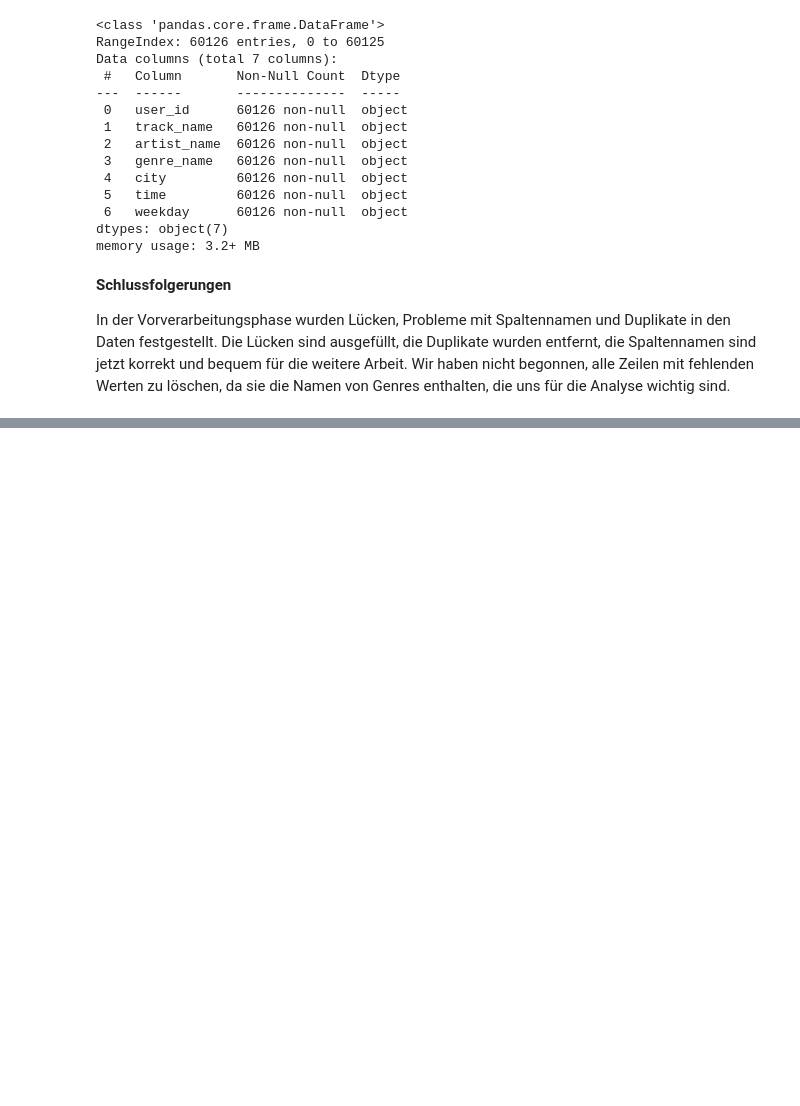
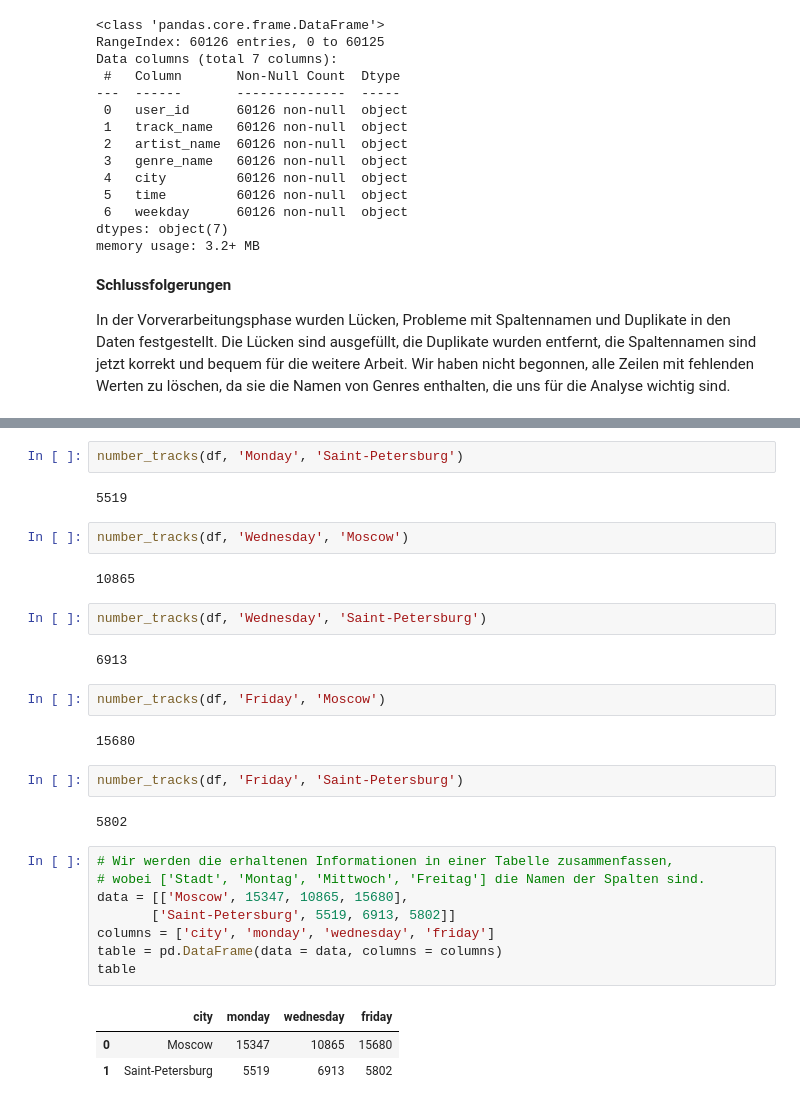
Before and after one commit to Konstantin5054232/ausbildungsprojekte, a Jupyter notebook: 01_musik_der_großstädte/musik_der_großstädte.ipynb, the cells around one changed output, grey strips where cells are left out. Drawn from its saved outputs; the diff is of its cells as text; blank space fills up the shorter version.

```diff
--- a/01_musik_der_großstädte/musik_der_großstädte.ipynb
+++ b/01_musik_der_großstädte/musik_der_großstädte.ipynb
@@ -202,0 +233,32 @@ Wir haben nicht begonnen, alle Zeilen mit fehlenden Werten zu löschen, da sie d
+# %%
+number_tracks(df, 'Monday', 'Saint-Petersburg')
+# %% [output]
+5519
+# %%
+number_tracks(df, 'Wednesday', 'Moscow')
+# %% [output]
+10865
+# %%
+number_tracks(df, 'Wednesday', 'Saint-Petersburg')
+# %% [output]
+6913
+# %%
+number_tracks(df, 'Friday', 'Moscow')
+# %% [output]
+15680
+# %%
+number_tracks(df, 'Friday', 'Saint-Petersburg')
+# %% [output]
+5802
+# %%
+# Wir werden die erhaltenen Informationen in einer Tabelle zusammenfassen,
+# wobei ['Stadt', 'Montag', 'Mittwoch', 'Freitag'] die Namen der Spalten sind.
+data = [['Moscow', 15347, 10865, 15680],
+       ['Saint-Petersburg', 5519, 6913, 5802]]
+columns = ['city', 'monday', 'wednesday', 'friday']
+table = pd.DataFrame(data = data, columns = columns)
+table
+# %% [output]
+|  | city | monday | wednesday | friday |
+| 0 | Moscow | 15347 | 10865 | 15680 |
+| 1 | Saint-Petersburg | 5519 | 6913 | 5802 |
```
Also changed, not shown: parts of 21 cells of this notebook.
